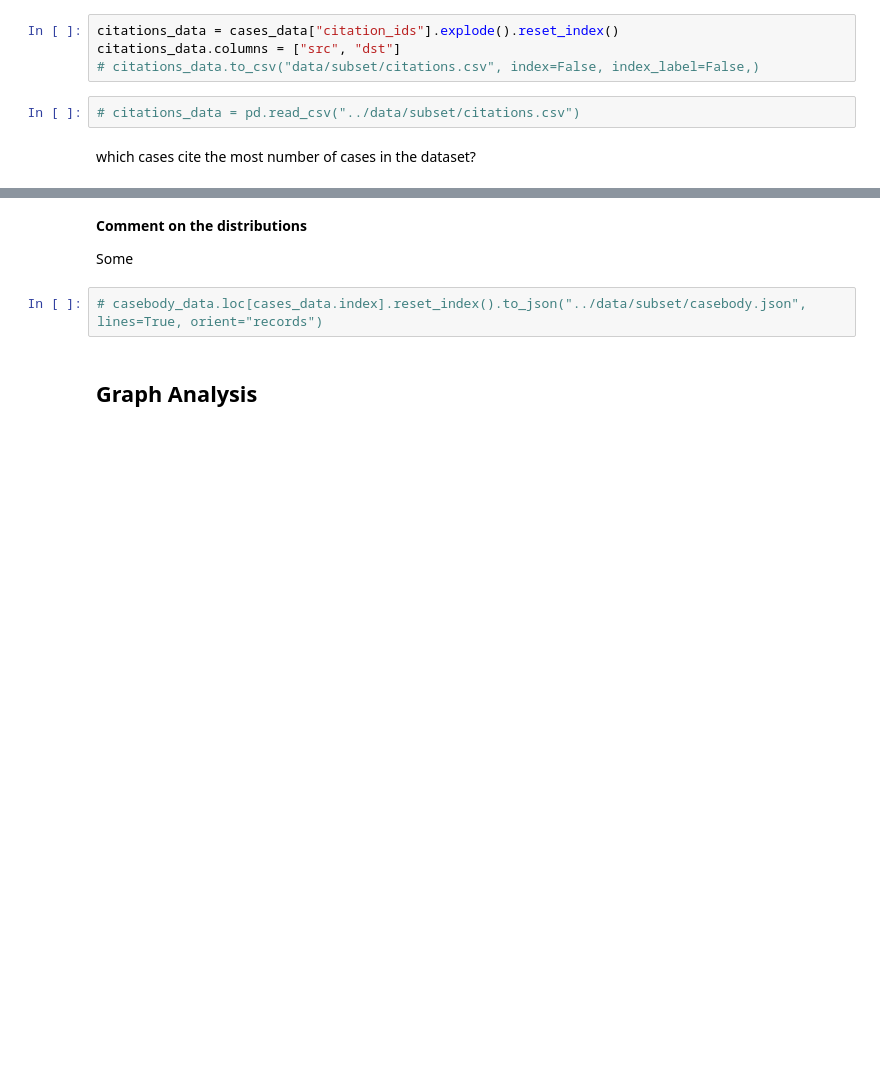
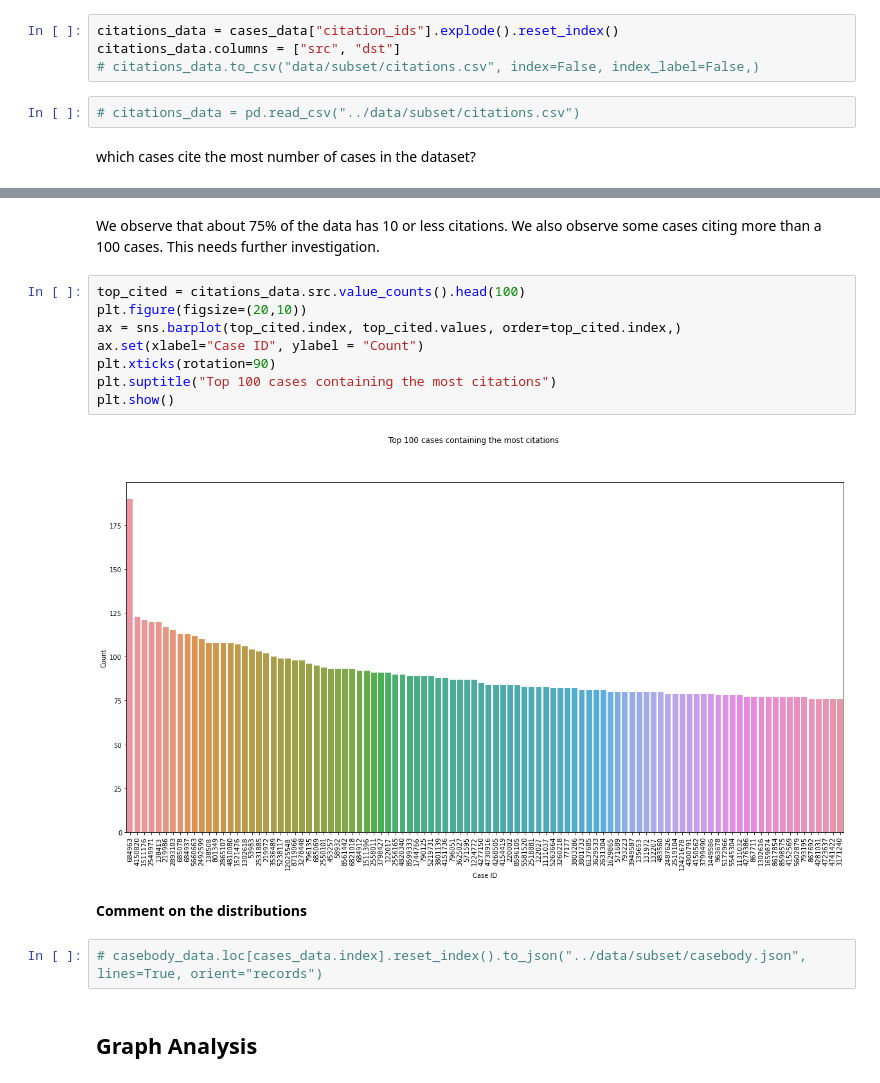
Before and after one commit to parambharat/cs109b-grp9-final-project, a Jupyter notebook: notebooks/grp9-milestone-2-submission.ipynb, the cells around one changed output, grey strips where cells are left out. Cells and saved outputs as stored; diff of their text form; blank space fills up the shorter version.

```diff
--- a/notebooks/grp9-milestone-2-submission.ipynb
+++ b/notebooks/grp9-milestone-2-submission.ipynb
@@ -329,7 +437,17 @@ plt.show()
+# %% [markdown]
+We observe that about 75% of the data has 10 or less citations. We also observe some cases citing more than a 100 cases. This needs further investigation.
+# %%
+top_cited = citations_data.src.value_counts().head(100)
+plt.figure(figsize=(20,10))
+ax = sns.barplot(top_cited.index, top_cited.values, order=top_cited.index,)
+ax.set(xlabel="Case ID", ylabel = "Count")
+plt.xticks(rotation=90)
+plt.suptitle("Top 100 cases containing the most citations")
+plt.show()
+# %% [output]
+[figure, added]
 # %% [markdown]
 **Comment on the distributions**
-
-Some
 # %%
 # casebody_data.loc[cases_data.index].reset_index().to_json("../data/subset/casebody.json", lines=True, orient="records")
 # %% [markdown]
```
Also changed, not shown: parts of 27 cells of this notebook.
